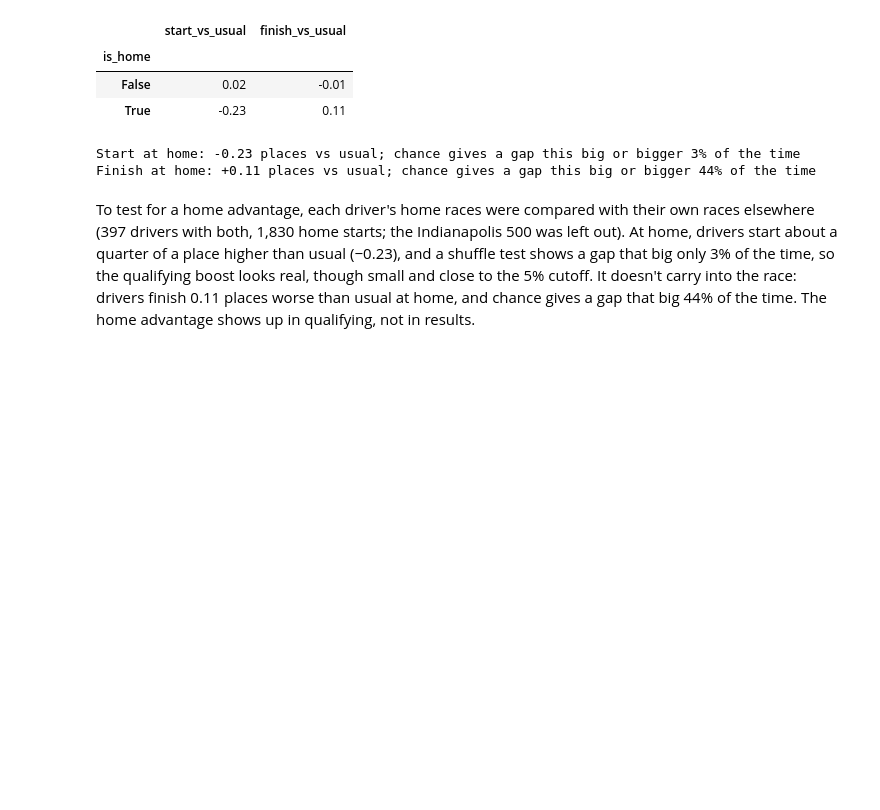
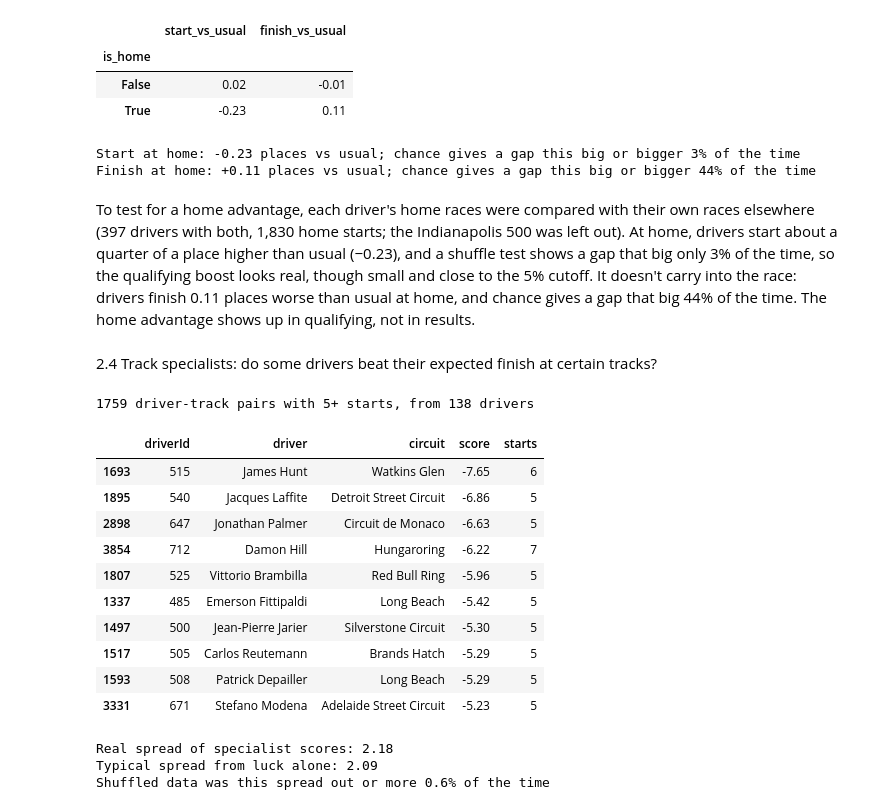
Before and after one commit to Aris-Esfahani/what-decides-an-f1-race, a Jupyter notebook: notebooks/03_test_claims.ipynb, the cells around one changed output. Cells and saved outputs as stored; diff of their text form; code cells hidden in the pictures; blank space fills up the shorter version.

Commit message:
2.4: Add track specialist test

```diff
--- a/notebooks/03_test_claims.ipynb
+++ b/notebooks/03_test_claims.ipynb
@@ -283,3 +283,61 @@ Start at home: -0.23 places vs usual; chance gives a gap this big or bigger 3% o
 Finish at home: +0.11 places vs usual; chance gives a gap this big or bigger 44% of the time
 # %% [markdown]
 To test for a home advantage, each driver's home races were compared with their own races elsewhere (397 drivers with both, 1,830 home starts; the Indianapolis 500 was left out). At home, drivers start about a quarter of a place higher than usual (−0.23), and a shuffle test shows a gap that big only 3% of the time, so the qualifying boost looks real, though small and close to the 5% cutoff. It doesn't carry into the race: drivers finish 0.11 places worse than usual at home, and chance gives a gap that big 44% of the time. The home advantage shows up in qualifying, not in results.
+# %% [markdown]
+2.4 Track specialists: do some drivers beat their expected finish at certain tracks?
+# %%
+# Only starts from a real grid spot, reusing "starts" from 2.3 (Indianapolis 500 already left out)
+spec = starts[starts["grid"] > 0].copy()
+
+# Expected finish = that driver's average finish that season (this accounts for how good their car was that year)
+# Only seasons with 5+ starts, so the average means something
+season_starts = spec.groupby(["driverId", "year"])["positionOrder"].transform("size")
+spec = spec[season_starts >= 5].copy()
+spec["vs_season"] = spec["positionOrder"] - spec.groupby(["driverId", "year"])["positionOrder"].transform("mean")
+
+# Specialist score = a driver's average vs_season at one track (negative = better than expected there)
+# Only driver-track pairs with 5+ starts
+scores = spec.groupby(["driverId", "driver", "circuit"])["vs_season"].agg(score="mean", starts="size").reset_index()
+scores = scores[scores["starts"] >= 5]
+
+print(f"{len(scores)} driver-track pairs with 5+ starts, from {scores['driverId'].nunique()} drivers")
+scores.sort_values("score").head(10).round(2)
+# %% [output]
+1759 driver-track pairs with 5+ starts, from 138 drivers
+|  | driverId | driver | circuit | score | starts |
+| 1693 | 515 | James Hunt | Watkins Glen | -7.65 | 6 |
+| 1895 | 540 | Jacques Laffite | Detroit Street Circuit | -6.86 | 5 |
+| 2898 | 647 | Jonathan Palmer | Circuit de Monaco | -6.63 | 5 |
+| 3854 | 712 | Damon Hill | Hungaroring | -6.22 | 7 |
+| 1807 | 525 | Vittorio Brambilla | Red Bull Ring | -5.96 | 5 |
+| 1337 | 485 | Emerson Fittipaldi | Long Beach | -5.42 | 5 |
+| 1497 | 500 | Jean-Pierre Jarier | Silverstone Circuit | -5.30 | 5 |
+| 1517 | 505 | Carlos Reutemann | Brands Hatch | -5.29 | 5 |
+| 1593 | 508 | Patrick Depailler | Long Beach | -5.29 | 5 |
+| 3331 | 671 | Stefano Modena | Adelaide Street Circuit | -5.23 | 5 |
+# %%
+rng = np.random.default_rng(42)  # same "random" result every run
+
+# Only the starts that belong to a driver-track pair with 5+ starts
+in_pairs = spec.merge(scores[["driverId", "circuit"]], on=["driverId", "circuit"])
+
+# How spread out the real specialist scores are (bigger = drivers differ more from track to track)
+observed_spread = scores["score"].std()
+
+fake_spreads = []
+for i in range(1000):
+    # Within each driver, randomly mix up which track each result happened at
+    fake_vs = in_pairs.groupby("driverId")["vs_season"].transform(lambda x: rng.permutation(x.values))
+    fake_scores = fake_vs.groupby([in_pairs["driverId"], in_pairs["circuit"]]).mean()
+    fake_spreads.append(fake_scores.std())
+
+fake_spreads = np.array(fake_spreads)
+spread_share = (fake_spreads >= observed_spread).mean()
+
+print(f"Real spread of specialist scores: {observed_spread:.2f}")
+print(f"Typical spread from luck alone: {fake_spreads.mean():.2f}")
+print(f"Shuffled data was this spread out or more {spread_share:.1%} of the time")
+# %% [output]
+Real spread of specialist scores: 2.18
+Typical spread from luck alone: 2.09
+Shuffled data was this spread out or more 0.6% of the time
```
Also changed, not shown: parts of 1 cell of this notebook.
